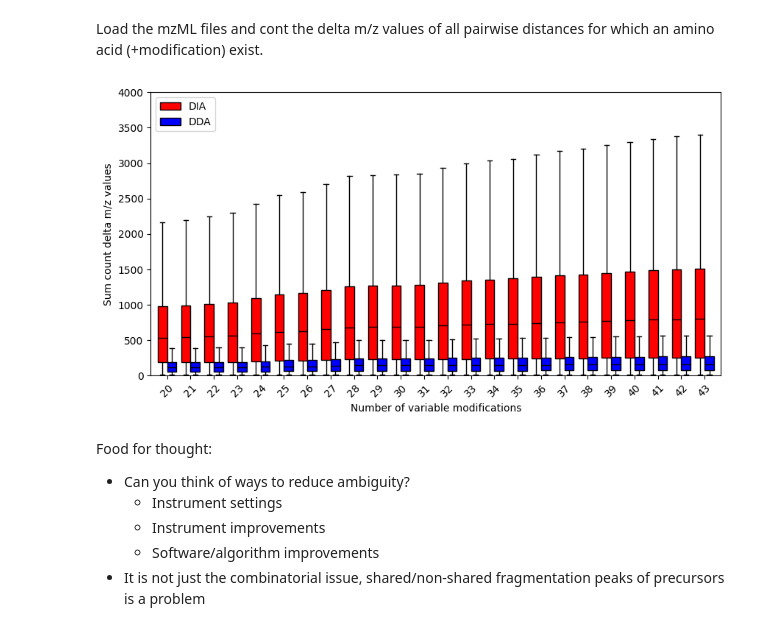
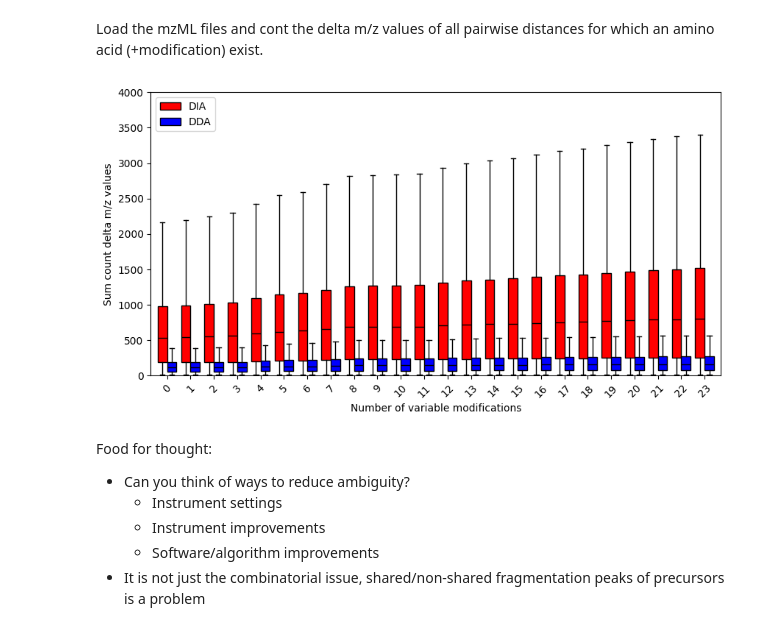
Before and after one commit to CompOmics/EUPA_2025_DIA, a Jupyter notebook: workshop/Workshop_EuPA2025.ipynb, the cells around one changed output. Saved outputs shown, nothing was run; the diff lists cells and outputs as text; code cells hidden in the pictures.

```diff
--- a/workshop/Workshop_EuPA2025.ipynb
+++ b/workshop/Workshop_EuPA2025.ipynb
@@ -605,12 +607,12 @@ for file in files:
 # %%
 dia_key = "LFQ_Orbitrap_AIF_Human_01.mzML"
 dda_key = "LFQ_Orbitrap_DDA_Human_01.mzML"
 
 dia_values, dda_values, labels = prepare_ambiguity_plotting(results_dict,dia_key,dda_key)
-labels = np.array(labels) - 20
+labels = np.array(list(map(int,labels))) - 20
 plot_ambiguity_data(dia_values,dda_values,labels)
 # %% [output]
-[figure, old version]
+[figure, new version]
 # %% [markdown]
 Food for thought:
 
```
Also changed, not shown: parts of 9 cells of this notebook, 2 other files.
